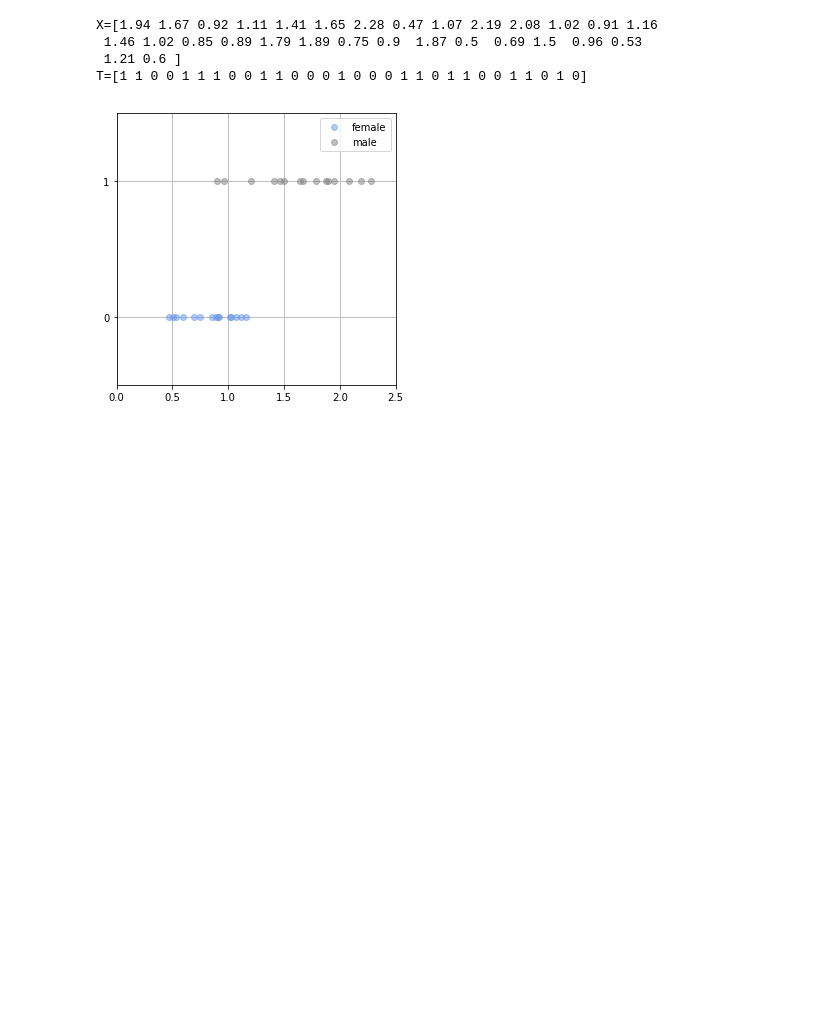
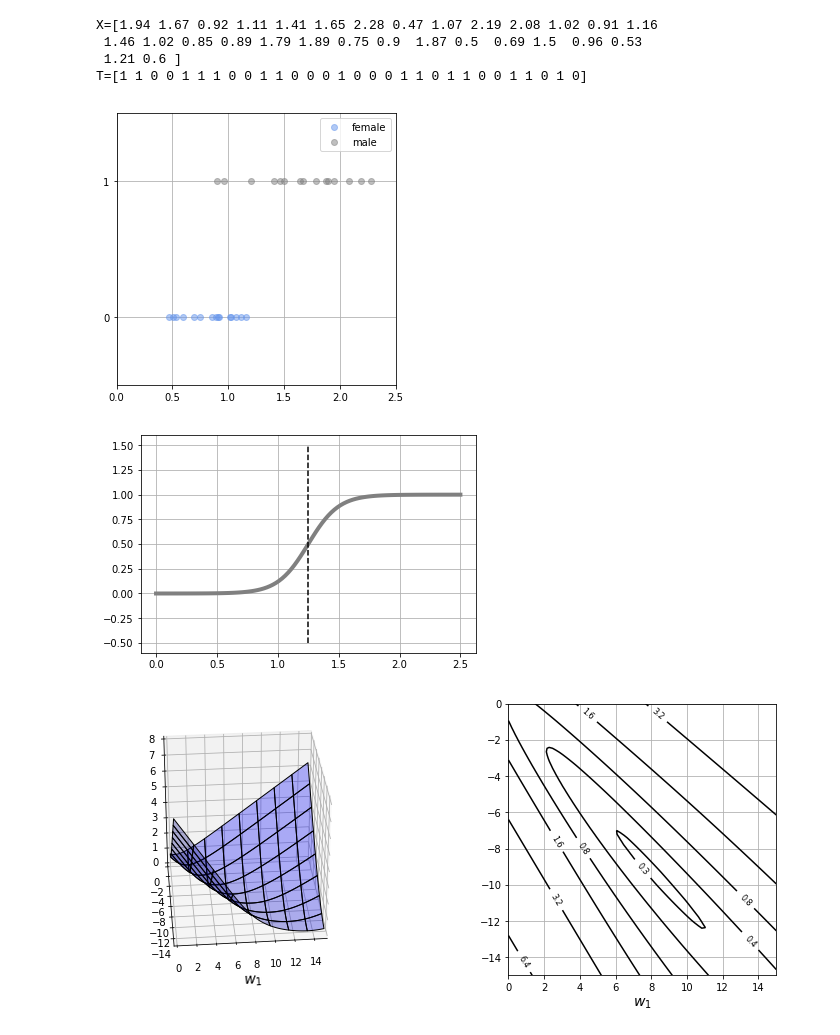
Before and after one commit to fujii111/ml, a Jupyter notebook: classification.ipynb, the cells around one changed output. Cells and saved outputs as stored; diff of their text form; code cells hidden in the pictures; blank space fills up the shorter version.

```diff
--- a/classification.ipynb
+++ b/classification.ipynb
@@ -21,30 +21,105 @@ for n in range(X_n):
     T[n] = 0 * (wk < Pi) + 1 * (wk >= Pi)
     X[n] = np.random.rand() * Dist_w[T[n]] + Dist_s[T[n]]
 
 # データ表示
 print('X=' + str(np.round(X, 2)))
 print('T=' + str(T))
 
 # リスト6-1-(2)
 
 # データ分布表示
 def show_data1(x, t):
     K = np.max(t) + 1
     for k in range(K):
         plt.plot(x[t == k], t[t == k], X_col[k], alpha=0.5, linestyle='none', marker='o', label=Legend[k])
         plt.legend()
         plt.grid(True)
         plt.ylim(-0.5, 1.5)
         plt.xlim(X_min, X_max)
         plt.yticks([0, 1])
 
 # メイン
 flg = plt.figure(figsize=(5, 5))
 show_data1(X, T)
 plt.show()
+
+# リスト6-1-(3)
+def logistic(x, w):
+    y = 1 / (1 + np.exp(-(w[0] * x + w[1])))
+    return y
+
+# リスト6-1-(4)
+def show_logistic(w):
+    xb = np.linspace(X_min, X_max, 100)
+    y = logistic(xb, w)
+    plt.plot(xb, y, color='gray', linewidth=4)
+    # 決定境界
+    i = np.min(np.where(y > 0.5))
+    B = (xb[i - 1] + xb[i]) / 2
+    plt.plot([B, B], [-.5, 1.5], color='k', linestyle='--')
+    plt.grid(True)
+    return B
+
+# test
+W=[8, -10]
+show_logistic(W)
+
+# リスト6-1-(5)
+# 平均交差エントロピー誤差
+def cee_logistic(w, x, t):
+    y = logistic(x, w)
+    cee = 0
+    for n in range(len(y)):
+        cee = cee - (t[n] * np.log(y[n]) + (1 - t[n]) * np.log(1 - y[n]))
+    cee = cee / X_n
+    return cee
+
+# test
+W = [1, 1]
+cee_logistic(W, X, T)
+
+# リスト6-1-(6)
+from mpl_toolkits.mplot3d import Axes3D
+
+# 計算
+xn = 80
+w_range = np.array([[0, 15], [-15, 0]])
+x0 = np.linspace(w_range[0, 0], w_range[0, 1], xn)
+x1 = np.linspace(w_range[1, 0], w_range[1, 1], xn)
+xx0, xx1 = np.meshgrid(x0, x1)
+C = np.zeros((len(x1), len(x0)))
+
+w = np.zeros(2)
+for i0 in range(xn):
+    for i1 in range(xn):
+        w[0] = x0[i0]
+        w[1] = x1[i1]
+        C[i1, i0] = cee_logistic(w, X, T)
+
+# 表示
+plt.figure(figsize=(12, 5))
+plt.subplots_adjust(wspace=0.5)
+ax = plt.subplot(1, 2, 1, projection='3d')
+ax.plot_surface(xx0, xx1, C, color='blue', edgecolor='black', rstride=10, cstride=10, alpha=0.3)
+ax.set_xlabel('$w_0$', fontsize=14)
+ax.set_xlabel('$w_1$', fontsize=14)
+ax.set_xlim(0, 15)
+ax.set_ylim(-15, 0)
+ax.set_zlim(0, 8)
+ax.view_init(30, -95)
+
+plt.subplot(1, 2, 2)
+cont = plt.contour(xx0, xx1, C, 20, colors='black', levels=[0.26, 0.4, 0.8, 1.6, 3.2, 6.4])
+cont.clabel(fmt='%1.1f', fontsize=8)
+plt.xlabel('$w_0$', fontsize=14)
+plt.xlabel('$w_1$', fontsize=14)
+plt.grid(True)
+plt.show()
 # %% [output]
 X=[1.94 1.67 0.92 1.11 1.41 1.65 2.28 0.47 1.07 2.19 2.08 1.02 0.91 1.16
  1.46 1.02 0.85 0.89 1.79 1.89 0.75 0.9  1.87 0.5  0.69 1.5  0.96 0.53
  1.21 0.6 ]
 T=[1 1 0 0 1 1 1 0 0 1 1 0 0 0 1 0 0 0 1 1 0 1 1 0 0 1 1 0 1 0]
 [figure]
+[figure, added]
+[figure, added]
```
